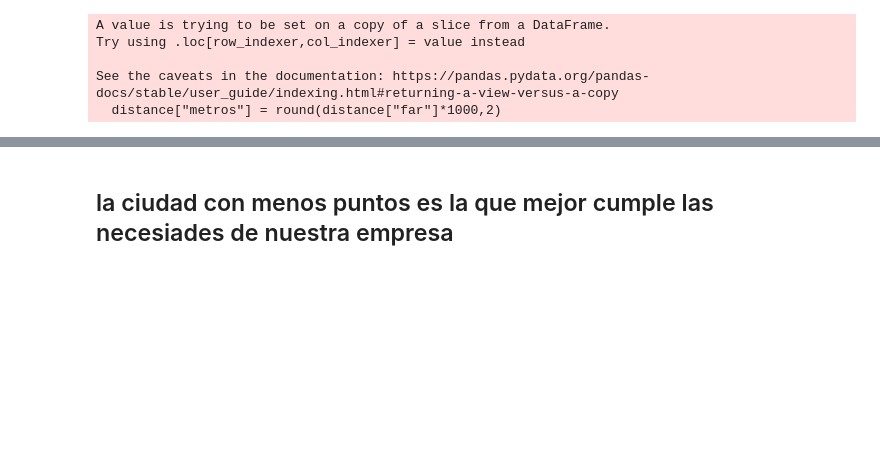
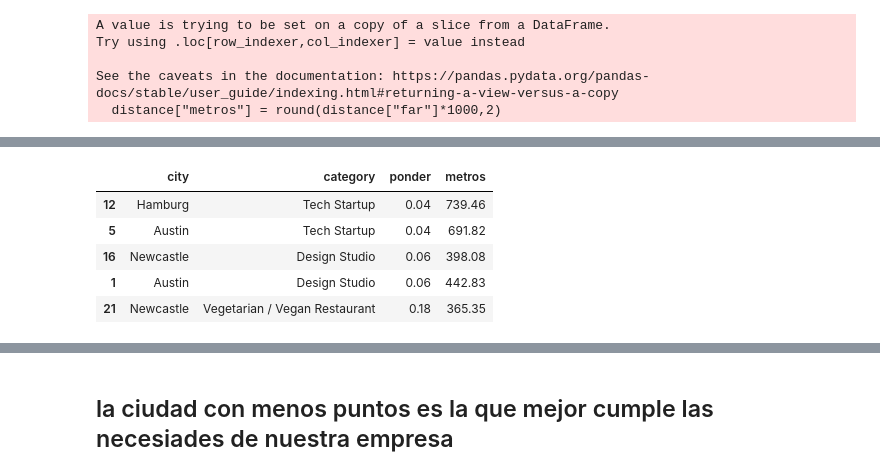
Before and after one commit to data2021oct/geospatial, a Jupyter notebook: notebooks/geolocalization.ipynb, the cells around one changed output, grey strips where cells are left out. Drawn from its saved outputs; the diff is of its cells as text; code cells hidden in the pictures; blank space fills up the shorter version.

```diff
--- a/notebooks/geolocalization.ipynb
+++ b/notebooks/geolocalization.ipynb
@@ -291,6 +301,15 @@ distance.sample(2)
 # %%
 media_cat = distance.groupby(["city","category","ponder"]).agg({"metros":"mean"}).reset_index()
 media_cat.metros = round(media_cat.metros,2)
+# %%
+media_cat.sample(5)
+# %% [output]
+|  | city | category | ponder | metros |
+| 12 | Hamburg | Tech Startup | 0.04 | 739.46 |
+| 5 | Austin | Tech Startup | 0.04 | 691.82 |
+| 16 | Newcastle | Design Studio | 0.06 | 398.08 |
+| 1 | Austin | Design Studio | 0.06 | 442.83 |
+| 21 | Newcastle | Vegetarian / Vegan Restaurant | 0.18 | 365.35 |
 # %%
 def normalizacion(df,col):
     """
```
Also changed, not shown: parts of 8 cells of this notebook, 2 other files.
